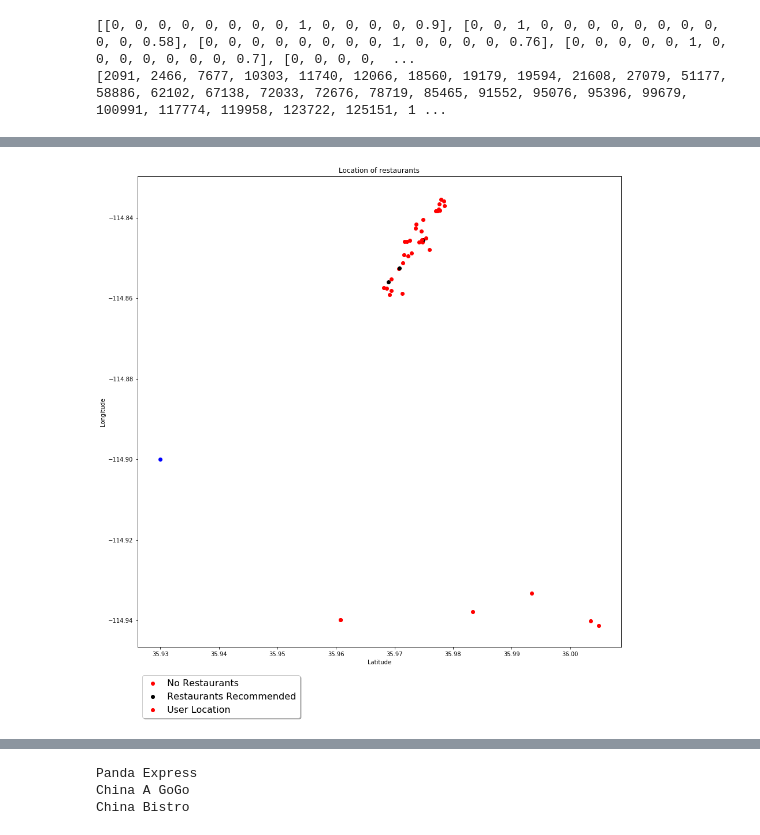
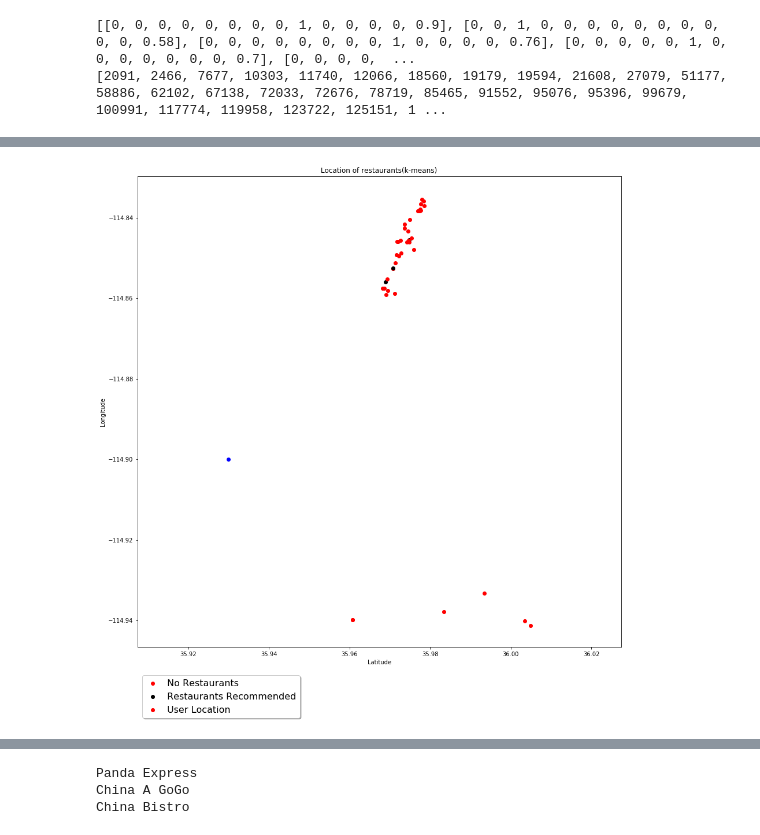
Before and after one commit to andrewyee12/Restaraunt-Recommendation-System, a Jupyter notebook: PreprocessData.ipynb, the cells around one changed output, grey strips where cells are left out. Drawn from its saved outputs; the diff is of its cells as text; code cells hidden in the pictures.

```diff
--- a/PreprocessData.ipynb
+++ b/PreprocessData.ipynb
@@ -187,27 +187,29 @@ array([2, 1, 2, 4, 3, 2, 0, 2, 1, 2, 3, 0, 3, 4, 2, 2, 2, 3, 0, 3, 3, 2,
 # %%
 plt.figure(figsize=(15,15))
+plt.axis('equal')
+
 colors = ['black', 'red']
 arr = clusters.labels_
 num=[]
 for i in range(len(food)):
     num.append(0)
     x = df['latitude'][food[i]]
     y = df['longitude'][food[i]]
     if(arr[i] == arr[len(arr)-1]):
         plt.scatter(x,y,color = colors[0])
         num[i]+=1
     else:
         plt.scatter(x,y, color = colors[1])
 
 plt.legend(('No Restaurants', 'Restaurants Recommended', 'User Location'),
     shadow=True, loc=(0.01, -0.15), handlelength=1.5, fontsize=16)
 plt.scatter(currentLocation[0], currentLocation[1], color='blue')
 plt.xlabel("Latitude")
 plt.ylabel("Longitude")
-plt.title("Location of restaurants")
+plt.title("Location of restaurants(k-means)")
 plt.show()
 # %% [output]
-[figure, old version]
+[figure, new version]
 # %%
 gmm = GaussianMixture(n_components = 5, covariance_type = 'full')
 gmm.fit(Type)
```
Also changed, not shown: parts of 5 cells of this notebook.
